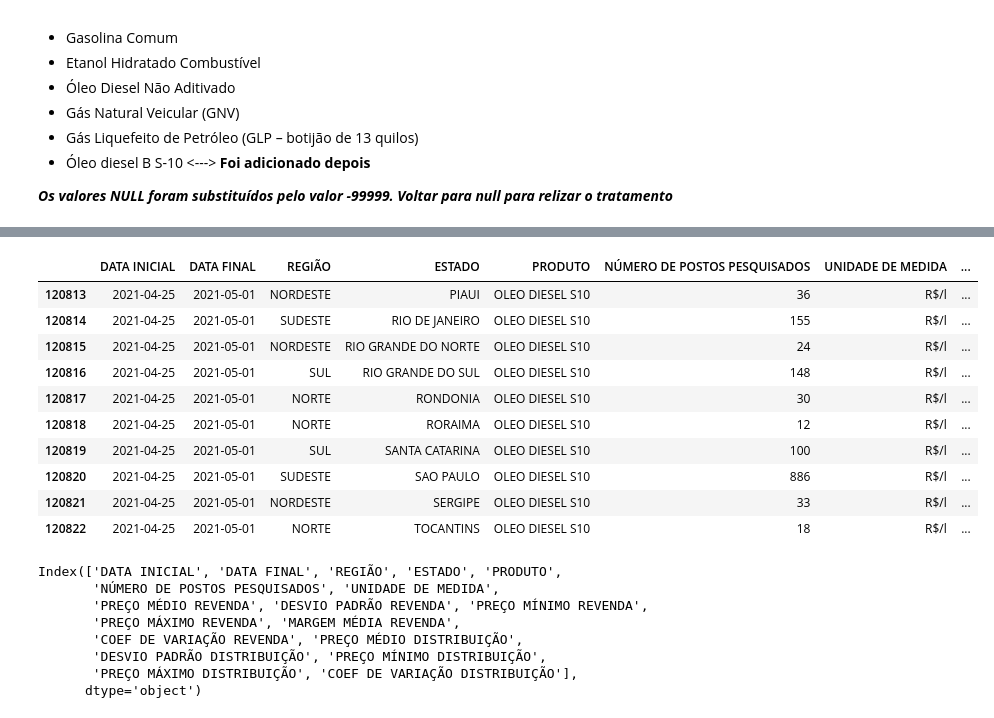
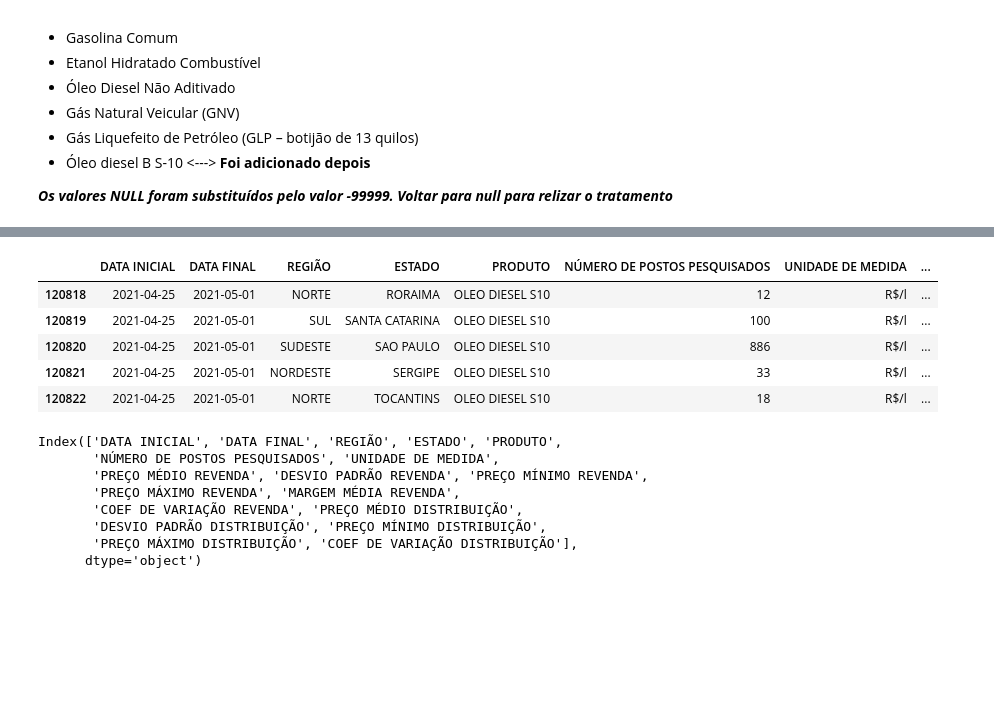
Before and after one commit to manusaleal/EDA_Projeto_Gas, a Jupyter notebook: EDA_Projeto_Gas.ipynb, the cells around one changed output, grey strips where cells are left out. Drawn from its saved outputs; the diff is of its cells as text; code cells hidden in the pictures; blank space fills up the shorter version.

```diff
--- a/EDA_Projeto_Gas.ipynb
+++ b/EDA_Projeto_Gas.ipynb
@@ -39,13 +34,8 @@ df_base.head(10)
 # %%
 #Realizando uma visualização geral dos dados
-df_base.tail(10)
+df_base.tail(5)
 # %% [output]
 |  | DATA INICIAL | DATA FINAL | REGIÃO | ESTADO | PRODUTO | NÚMERO DE POSTOS PESQUISADOS | UNIDADE DE MEDIDA | ... |
-| 120813 | 2021-04-25 | 2021-05-01 | NORDESTE | PIAUI | OLEO DIESEL S10 | 36 | R$/l | ... |
-| 120814 | 2021-04-25 | 2021-05-01 | SUDESTE | RIO DE JANEIRO | OLEO DIESEL S10 | 155 | R$/l | ... |
-| 120815 | 2021-04-25 | 2021-05-01 | NORDESTE | RIO GRANDE DO NORTE | OLEO DIESEL S10 | 24 | R$/l | ... |
-| 120816 | 2021-04-25 | 2021-05-01 | SUL | RIO GRANDE DO SUL | OLEO DIESEL S10 | 148 | R$/l | ... |
-| 120817 | 2021-04-25 | 2021-05-01 | NORTE | RONDONIA | OLEO DIESEL S10 | 30 | R$/l | ... |
 | 120818 | 2021-04-25 | 2021-05-01 | NORTE | RORAIMA | OLEO DIESEL S10 | 12 | R$/l | ... |
 | 120819 | 2021-04-25 | 2021-05-01 | SUL | SANTA CATARINA | OLEO DIESEL S10 | 100 | R$/l | ... |
 | 120820 | 2021-04-25 | 2021-05-01 | SUDESTE | SAO PAULO | OLEO DIESEL S10 | 886 | R$/l | ... |
```
Also changed, not shown: parts of 15 cells of this notebook.
